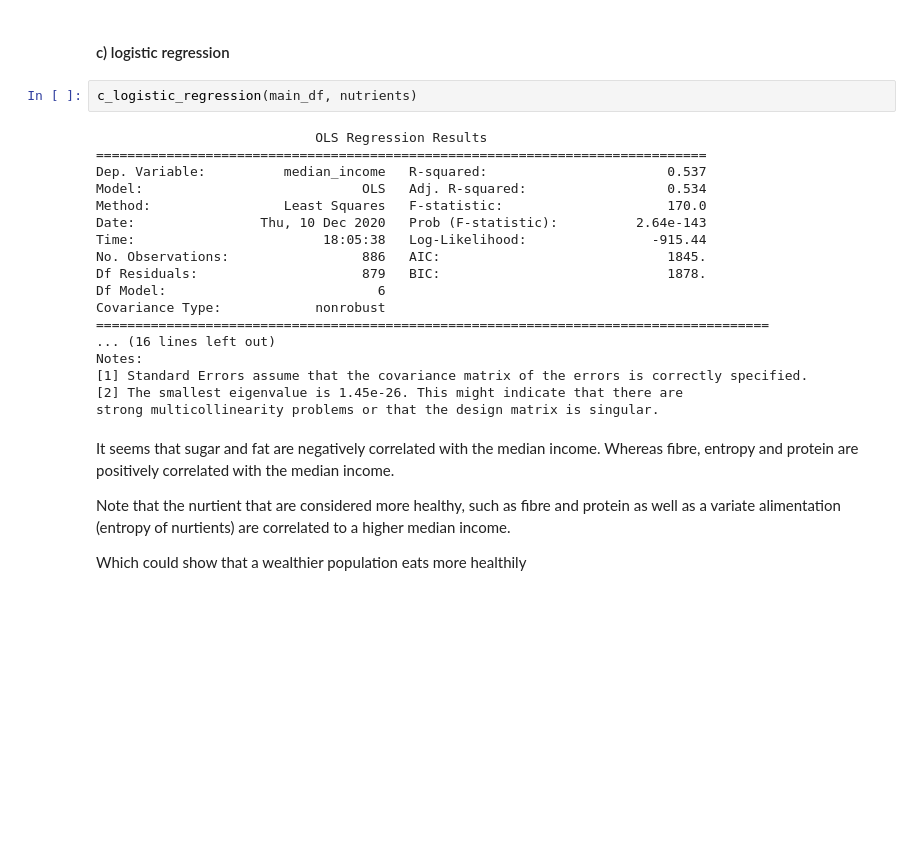
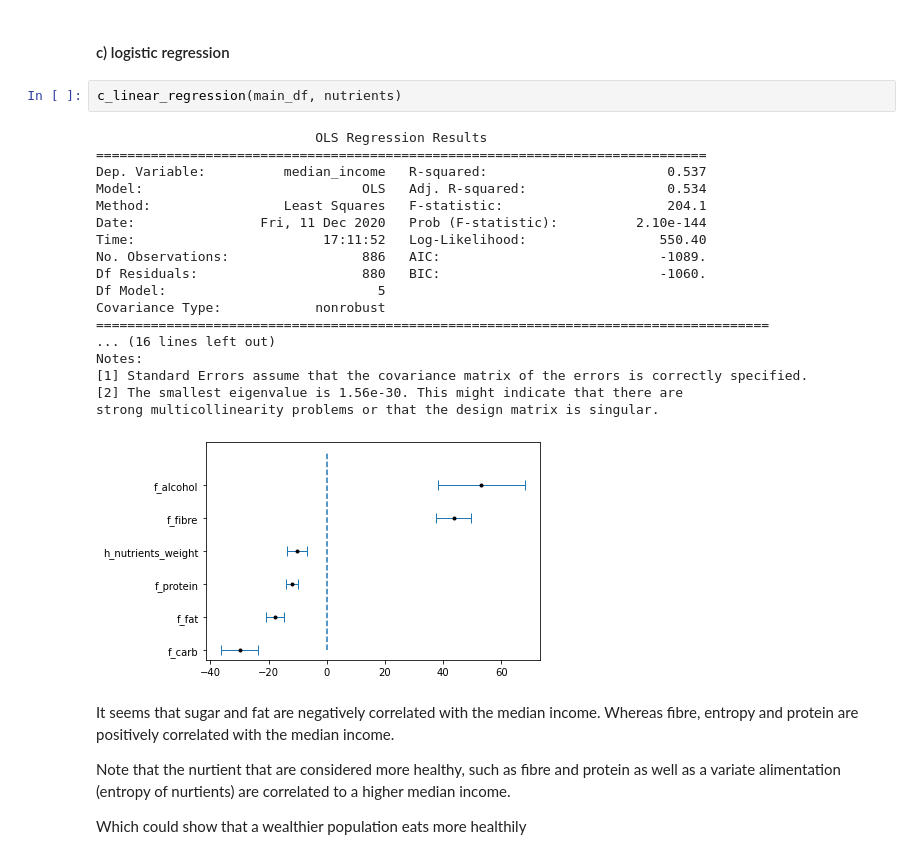
Before and after one commit to epfl-ada/ada-2020-project-milestone-p3-p3_adacadabra, a Jupyter notebook: extension.ipynb, the cells around one changed output. Drawn from its saved outputs; the diff is of its cells as text; blank space fills up the shorter version.

```diff
--- a/extension.ipynb
+++ b/extension.ipynb
@@ -759,25 +758,26 @@ TODO --> What are the conclusions ??
 # %% [markdown]
 #### c) logistic regression
 # %%
-c_logistic_regression(main_df, nutrients)
+c_linear_regression(main_df, nutrients)
 # %% [output]
                             OLS Regression Results
 ==============================================================================
 Dep. Variable:          median_income   R-squared:                       0.537
 Model:                            OLS   Adj. R-squared:                  0.534
-Method:                 Least Squares   F-statistic:                     170.0
-Date:                Thu, 10 Dec 2020   Prob (F-statistic):          2.64e-143
-Time:                        18:05:38   Log-Likelihood:                -915.44
-No. Observations:                 886   AIC:                             1845.
-Df Residuals:                     879   BIC:                             1878.
-Df Model:                           6
+Method:                 Least Squares   F-statistic:                     204.1
+Date:                Fri, 11 Dec 2020   Prob (F-statistic):          2.10e-144
+Time:                        17:11:52   Log-Likelihood:                 550.40
+No. Observations:                 886   AIC:                            -1089.
+Df Residuals:                     880   BIC:                            -1060.
+Df Model:                           5
 Covariance Type:            nonrobust
 ======================================================================================
 ... (16 lines left out)
 Notes:
 [1] Standard Errors assume that the covariance matrix of the errors is correctly specified.
-[2] The smallest eigenvalue is 1.45e-26. This might indicate that there are
+[2] The smallest eigenvalue is 1.56e-30. This might indicate that there are
 strong multicollinearity problems or that the design matrix is singular.
+[figure, added]
 # %% [markdown]
 It seems that sugar and fat are negatively correlated with the median income. Whereas fibre, entropy and protein are positively correlated with the median income.
 
```
Also changed, not shown: parts of 16 cells of this notebook.
